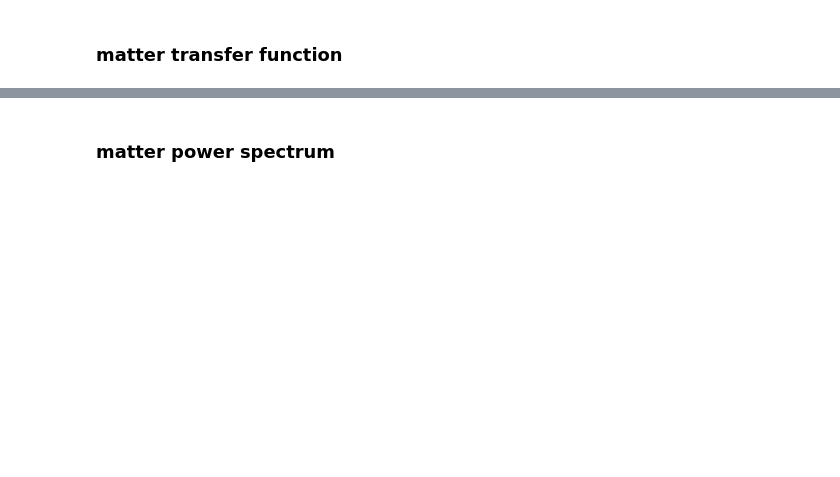
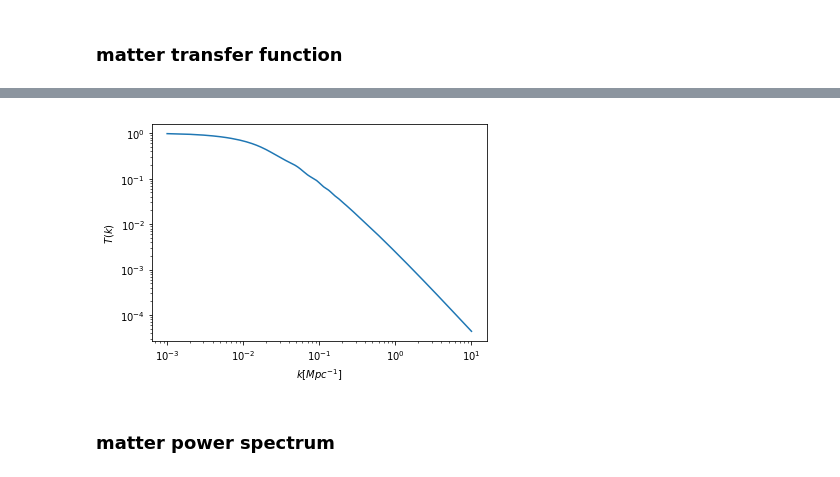
Before and after one commit to Yucheng-Zhang/cosmopy, a Jupyter notebook: demo.ipynb, the cells around one changed output, grey strips where cells are left out. Cells and saved outputs as stored; diff of their text form; code cells hidden in the pictures; blank space fills up the shorter version.

```diff
--- a/demo.ipynb
+++ b/demo.ipynb
@@ -98,2 +103,8 @@ with interpolated z2chi: 0.050392 s
+# %%
+ks = np.arange(0.001, 10, 0.001)
+Tks = cosmo.interp_Tk(ks)
+plt.loglog(ks, Tks); plt.xlabel(r'$k [Mpc^{-1}]$'); plt.ylabel(r'$T(k)$'); plt.show()
+# %% [output]
+[figure, added]
 # %% [markdown]
 ### matter power spectrum
```
Also changed, not shown: parts of 2 cells of this notebook, 1 other file.
